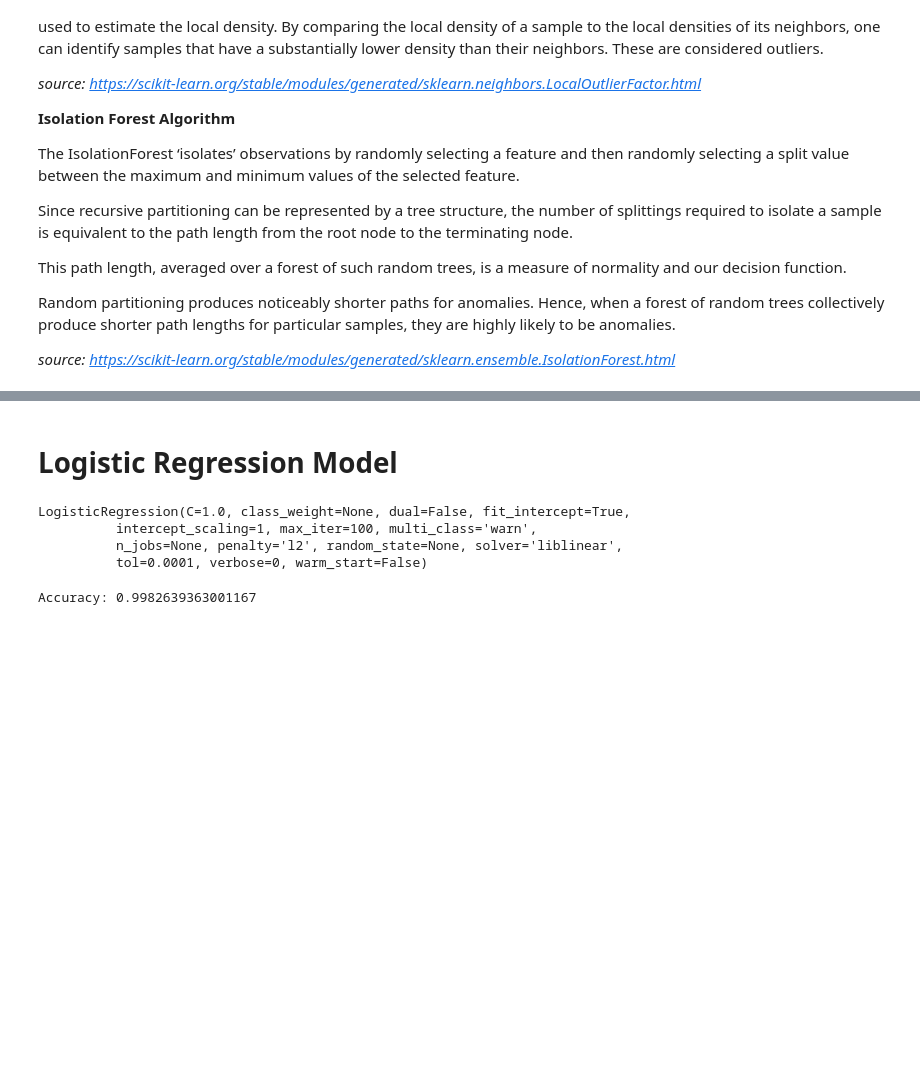
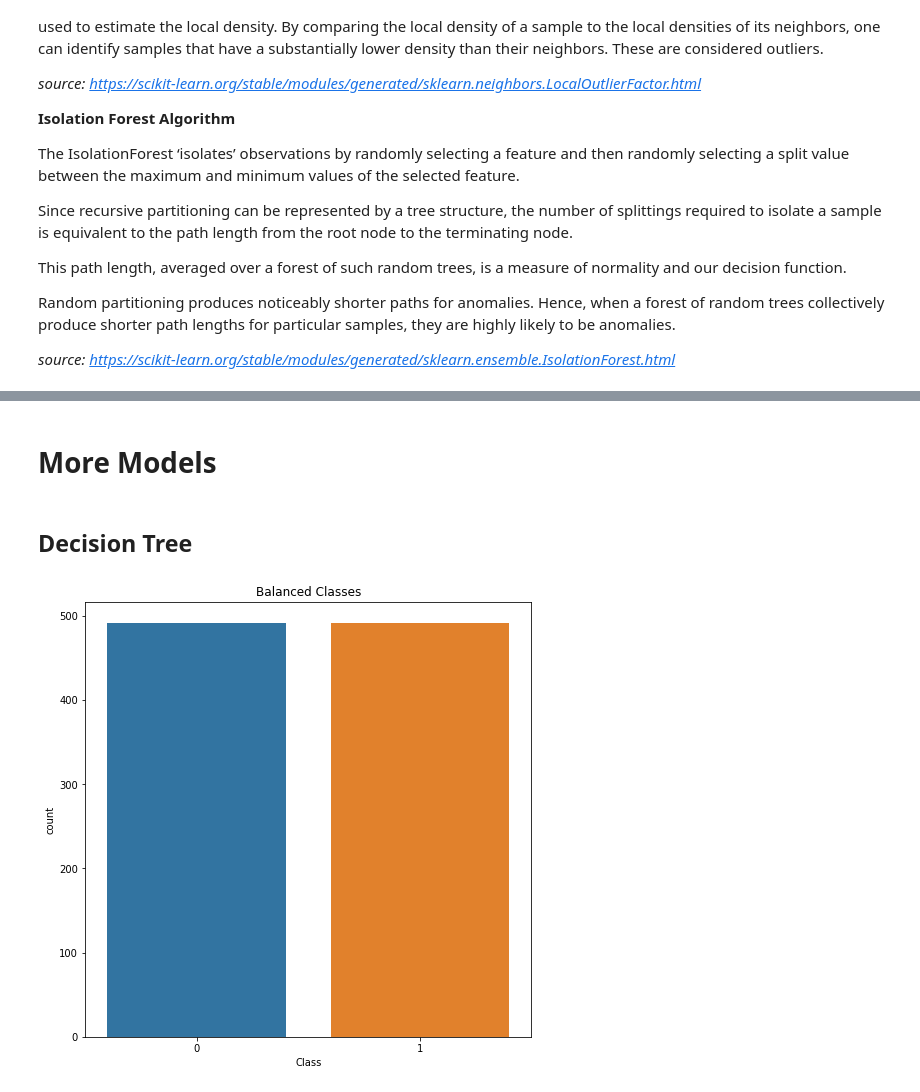
Before and after one commit to rickyjames1750/Credit-Card-Fraud-Detection, a Jupyter notebook: credit-card-fraud-detection.ipynb, the cells around one changed output, grey strips where cells are left out. Drawn from its saved outputs; the diff is of its cells as text; code cells hidden in the pictures; blank space fills up the shorter version.

```diff
--- a/credit-card-fraud-detection.ipynb
+++ b/credit-card-fraud-detection.ipynb
@@ -292,2 +371,0 @@ weighted avg       1.00      1.00      1.00    284807
-# %% [markdown]
-# Logistic Regression Model
@@ -295,0 +372,22 @@ y = data["Class"]
+# %% [markdown]
+# More Models
+# %% [markdown]
+## Decision Tree
+# %%
+#Under-sampling aka randomly deleting majority class to match minority class
+#Shuffling data
+data = data.sample(frac=1)
+#Fraud Quantity
+fraud_data = data.loc[data['Class'] == 1]
+valid_data = data.loc[data['Class'] == 0][:492]
+#Pandas Concat function used to rejoins classes
+normalized_data = pd.concat([fraud_data, valid_data])
+#Shuffling data rows
+latest_data = normalized_data.sample(frac=1, random_state=42)
+#Visual
+plt.figure(figsize=(8, 8))
+sns.countplot('Class', data=normalized_data)
+plt.title('Balanced Classes')
+plt.show()
+# %% [output]
+[figure, added]
@@ -296,11 +398,3 @@ y = data["Class"]
 # %%
 from sklearn.model_selection import train_test_split
-from sklearn.linear_model import LogisticRegression
-X_train, X_test, y_train, y_test = train_test_split(X, y, test_size=0.9, random_state=1)
-model = LogisticRegression(solver="liblinear")
-model.fit(X_train, y_train)
+X_train, X_test, y_train, y_test = train_test_split(X,y,test_size = 0.3, random_state = 42)
-# %% [output]
-LogisticRegression(C=1.0, class_weight=None, dual=False, fit_intercept=True,
-          intercept_scaling=1, max_iter=100, multi_class='warn',
-          n_jobs=None, penalty='l2', random_state=None, solver='liblinear',
-          tol=0.0001, verbose=0, warm_start=False)
@@ -311,4 +400,0 @@ odds = model.predict_proba(X_test)
-# %%
-print("Accuracy: {}".format(accuracy_score(y_test, forecast)))
-# %% [output]
-Accuracy: 0.9982639363001167
```
Also changed, not shown: parts of 28 cells of this notebook, 2 other files.
